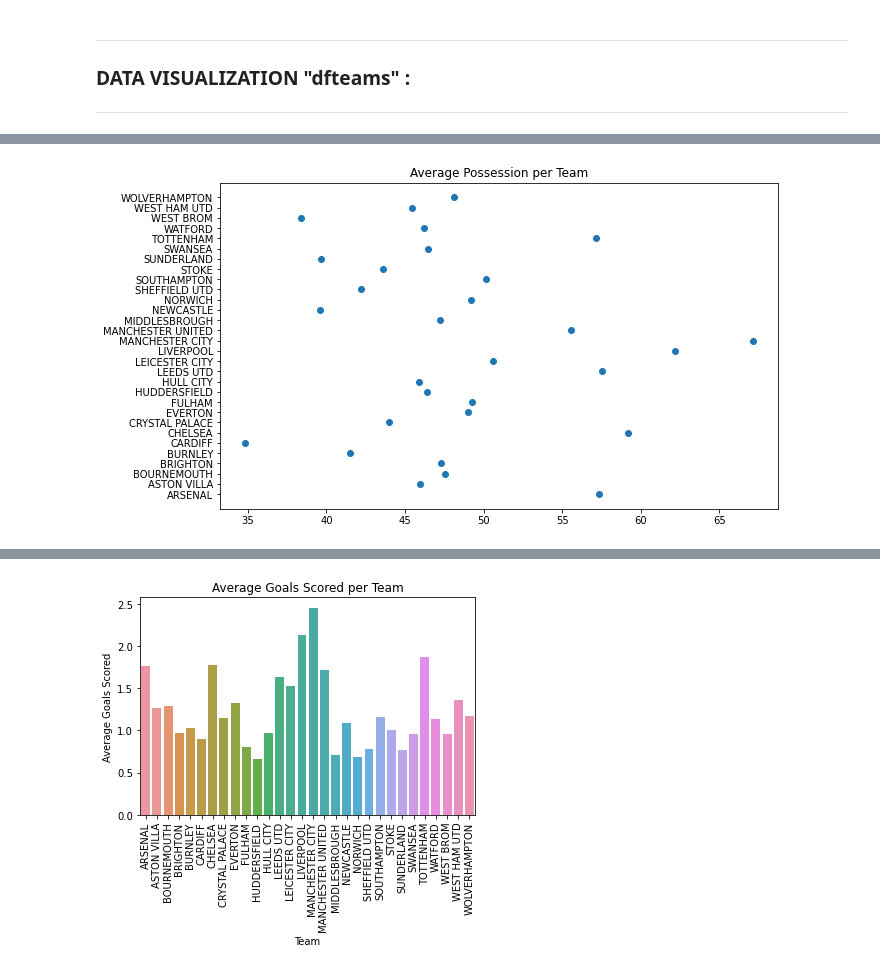
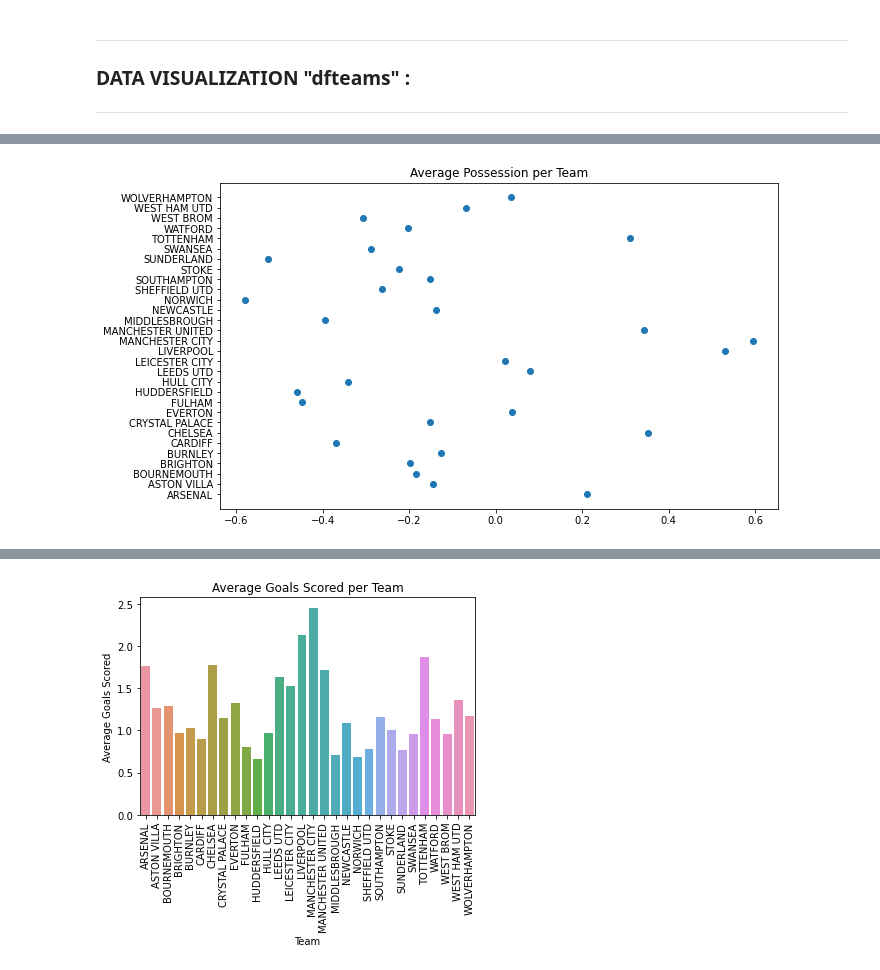
Before and after one commit to SamSamV/Predictions_Match_Outcome, a Jupyter notebook: toma1.ipynb, the cells around one changed output, grey strips where cells are left out. Saved outputs shown, nothing was run; the diff lists cells and outputs as text; code cells hidden in the pictures.

```diff
--- a/toma1.ipynb
+++ b/toma1.ipynb
@@ -196,7 +196,7 @@ df = df.round(2) # 2 chiffres après la virgule
 # Fonction pour calculer la valeur moyenne d'un feature lors des 3 derniers matchs pour une équipe (feature de type "HT ..." ou "AT ....")
 def get_HA_L3M(df, team, date, match_id, feature):
     previous_matches = df[(df['Home Team'] == team) | (df['Away Team'] == team)]
-    previous_matches = previous_matches[previous_matches.index < match_id].sort_values('date', ascending=False).iloc[:3]
+    previous_matches = previous_matches[previous_matches.index < match_id].sort_values('date', ascending=False).iloc[:5]
     f_score = 0
     for index, row in previous_matches.iterrows():
         if row['Home Team'] == team:
@@ -208,7 +208,7 @@ def get_HA_L3M(df, team, date, match_id, feature):
 # Fonction pour calculer la valeur moyenne d'un feature lors des 3 derniers matchs pour une équipe (feature de type "HT ..." ou "AT ....")
 def get_L3M(df, team, date, match_id, feature):
     previous_matches = df[(df['Home Team'] == team) | (df['Away Team'] == team)]
-    previous_matches = previous_matches[previous_matches.index < match_id].sort_values('date', ascending=False).iloc[:3]
+    previous_matches = previous_matches[previous_matches.index < match_id].sort_values('date', ascending=False).iloc[:5]
     f_score = 0
     for index, row in previous_matches.iterrows():
         if row['Home Team'] == team:
@@ -217,23 +217,23 @@ def get_L3M(df, team, date, match_id, feature):
             f_score -= row[feature] # (on fait bien - pour inverser les -1 des victoires à l'extérieur) ou la score difference
     return f_score/3
 # %%
-# featuresL3M = ["Goals Scored", "Goals Conceeded", "xG", "NSxG", "TotShots",
-#                 "RedC", "Importance"]
-# fL3M = ["Match Outcome", "Score Difference"]
+featuresL3M = ["Goals Scored", "Goals Conceeded", "xG", "NSxG", "TotShots",
+                "RedC", "Importance"]
+fL3M = ["Match Outcome", "Score Difference"]
 
-# # on applque les fonctions à tous les features
+# on applque les fonctions à tous les features
 
-# for feature in featuresL3M:
-#     df["HT " + feature + " L3M"] = df.apply(lambda x: get_HA_L3M(df, x['Home Team'], x['date'], x.name, feature), axis=1)
-#     df["AT " + feature + " L3M"] = df.apply(lambda x: get_HA_L3M(df, x['Away Team'], x['date'], x.name, feature), axis=1)
-# for feature in fL3M:
-#     df["HT " + feature + " L3M"] = df.apply(lambda x: get_L3M(df, x['Home Team'], x['date'], x.name, feature), axis=1)
-#     df["AT " + feature + " L3M"] = df.apply(lambda x: get_L3M(df, x['Away Team'], x['date'], x.name, feature), axis=1)
+for feature in featuresL3M:
+    df["HT " + feature + " L3M"] = df.apply(lambda x: get_HA_L3M(df, x['Home Team'], x['date'], x.name, feature), axis=1)
+    df["AT " + feature + " L3M"] = df.apply(lambda x: get_HA_L3M(df, x['Away Team'], x['date'], x.name, feature), axis=1)
+for feature in fL3M:
+    df["HT " + feature + " L3M"] = df.apply(lambda x: get_L3M(df, x['Home Team'], x['date'], x.name, feature), axis=1)
+    df["AT " + feature + " L3M"] = df.apply(lambda x: get_L3M(df, x['Away Team'], x['date'], x.name, feature), axis=1)
 
 
-# ########################################################
-# # ATTENTION 38 SECONDES POUR L'EXECUTION DE LA CELLULE #
-# ########################################################
+########################################################
+# ATTENTION 38 SECONDES POUR L'EXECUTION DE LA CELLULE #
+########################################################
 # %%
 # #EXEMPLE AVEC LIVERPOOL
 # liverpool_matches = df[(df["Home Team"]== "LIVERPOOL") | (df["Away Team"]== "LIVERPOOL") ]
@@ -383,8 +383,8 @@ dfteams
 | 24 | WOLVERHAMPTON | 48.087719 | 1.175439 | 1.210526 | 1.330789 | 1.110439 | ... |
 # %%
 plt.subplots(figsize=(10, 6))
-plt.scatter(x="Average Posses", y="Team", data=dfteams)
+plt.scatter(x="Average Match Outcome", y="Team", data=dfteams)
 plt.title("Average Possession per Team")
 plt.show()
 # %% [output]
-[figure, old version]
+[figure, new version]
```
Also changed, not shown: parts of 30 cells of this notebook.
